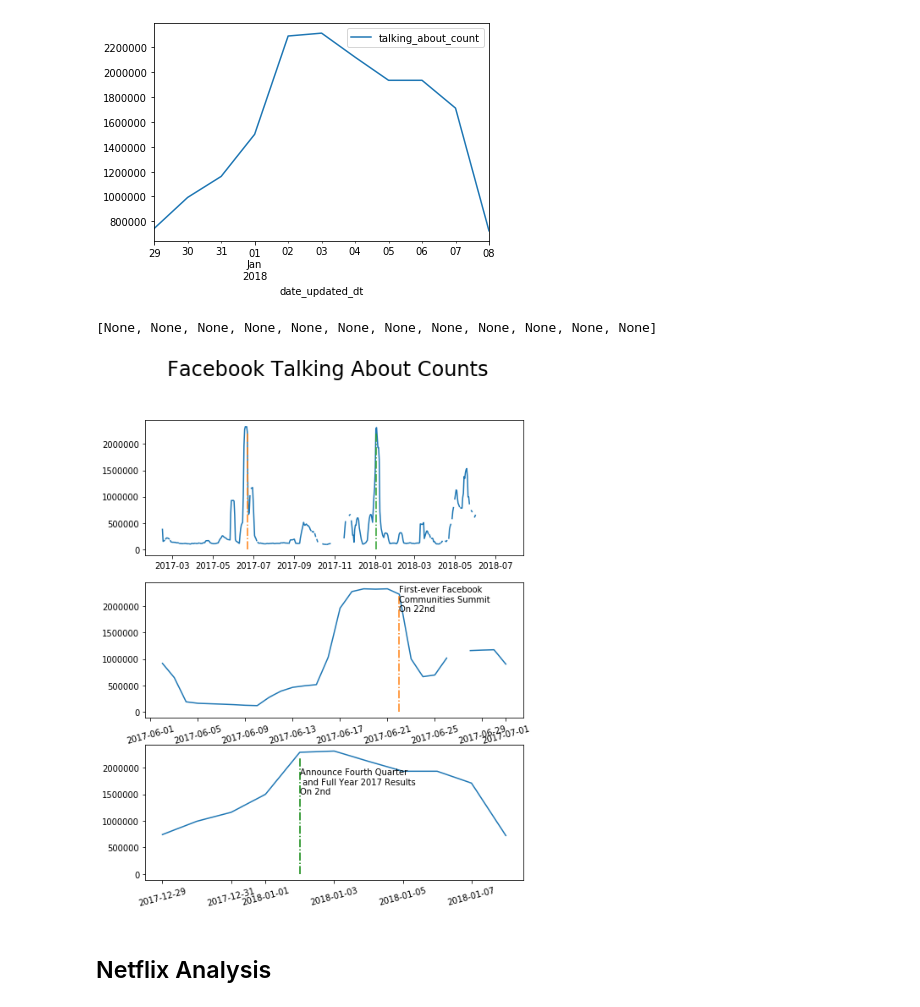
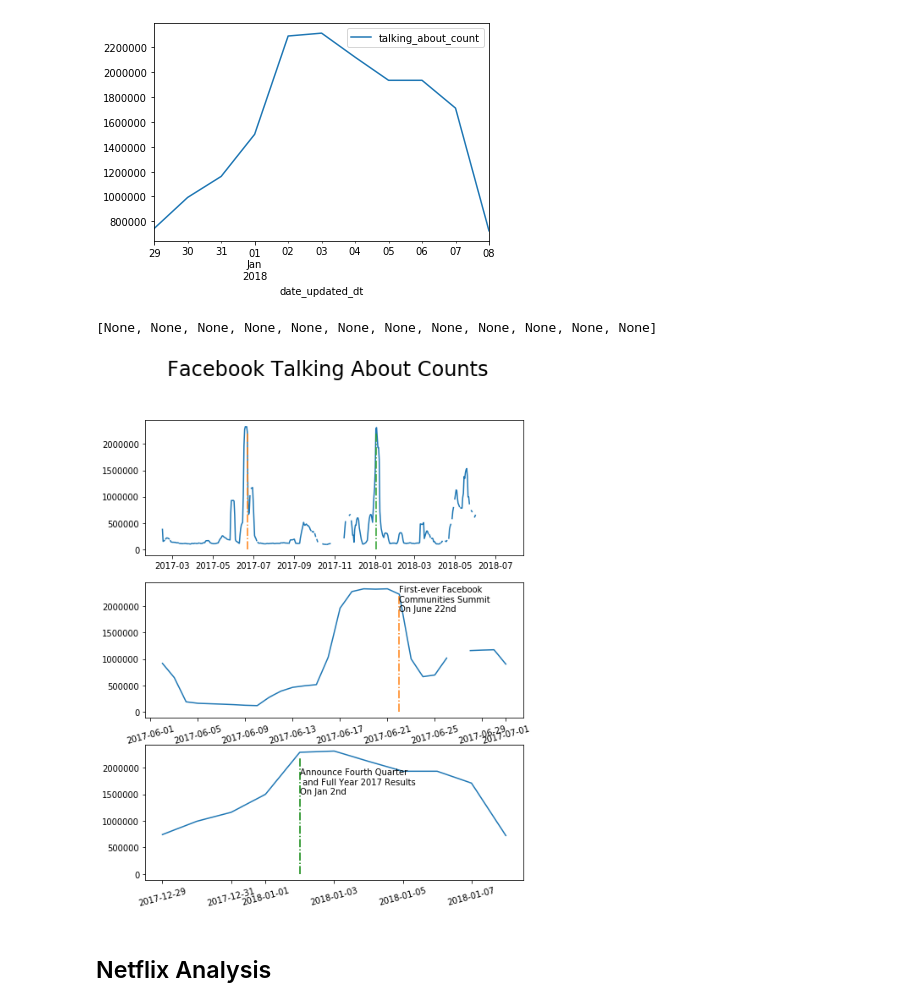
Before and after one commit to piecesofreg09/TDI_Capstone, a Jupyter notebook: TDI_Capstone.ipynb, the cells around one changed output. Cells and saved outputs as stored; diff of their text form; code cells hidden in the pictures.

Commit message:
Plots updated

```diff
--- a/TDI_Capstone.ipynb
+++ b/TDI_Capstone.ipynb
@@ -251,35 +251,35 @@ fb_averaged[(fb_averaged['date_updated_dt'] > start_date)
 # %%
 fig, axes = plt.subplots(3, 1, figsize=(8, 10))
 fig.suptitle('Facebook Talking About Counts', fontsize=24)
 
 ranking = 0
 t1 = df1.loc[df1['facebook_id'] == top_10_likes_complex.loc[ranking, 'facebook_id'],
         ['talking_about_count', 'date_updated_dt']]\
     .groupby(pd.Grouper(key='date_updated_dt', freq='D')).mean().reset_index()
 axes[0].plot(t1['date_updated_dt'], t1['talking_about_count'])
 axes[0].plot([pd.to_datetime('2017-06-22 00:00:00+00'), pd.to_datetime('2017-06-22 00:00:00+00')], [0, 2200000], '-.')
 axes[0].plot([pd.to_datetime('2018-01-02 00:00:00+00'), pd.to_datetime('2018-01-02 00:00:00+00')], [0, 2200000], '-.')
 
 start_date = pd.to_datetime('2017-06-01 00:00:00+00')
 end_date = pd.to_datetime('2017-07-01 00:00:00+00')
 t2 = fb_averaged[(fb_averaged['date_updated_dt'] > start_date)
                  & (fb_averaged['date_updated_dt'] <= end_date)]
 axes[1].plot(t2['date_updated_dt'], t2['talking_about_count'])
-axes[1].text(pd.to_datetime('2017-06-22 00:00:00+00'), 1900000, 'First-ever Facebook \nCommunities Summit\nOn 22nd')
+axes[1].text(pd.to_datetime('2017-06-22 00:00:00+00'), 1900000, 'First-ever Facebook \nCommunities Summit\nOn June 22nd')
 axes[1].plot([pd.to_datetime('2017-06-22 00:00:00+00'), pd.to_datetime('2017-06-22 00:00:00+00')], [0, 2200000], '-.')
 plt.setp(axes[1].xaxis.get_majorticklabels(), rotation=15)
 
 start_date = pd.to_datetime('2017-12-28 00:00:00+00')
 end_date = pd.to_datetime('2018-01-08 00:00:00+00')
 t3 = fb_averaged[(fb_averaged['date_updated_dt'] > start_date)
                  & (fb_averaged['date_updated_dt'] <= end_date)]
 axes[2].plot(t3['date_updated_dt'], t3['talking_about_count'])
-axes[2].text(pd.to_datetime('2018-01-02 00:00:00+00'), 1500000, 'Announce Fourth Quarter\n and Full Year 2017 Results\nOn 2nd')
+axes[2].text(pd.to_datetime('2018-01-02 00:00:00+00'), 1500000, 'Announce Fourth Quarter\n and Full Year 2017 Results\nOn Jan 2nd')
 axes[2].plot([pd.to_datetime('2018-01-02 00:00:00+00'), pd.to_datetime('2018-01-02 00:00:00+00')], [0, 2200000], '-.g')
 plt.setp(axes[2].xaxis.get_majorticklabels(), rotation=15)
 # %% [output]
 [None, None, None, None, None, None, None, None, None, None, None, None]
-[figure, old version]
+[figure, new version]
 # %% [markdown]
 ## Netflix Analysis
 # %%
```
Also changed, not shown: parts of 1 cell of this notebook, 1 other file.
